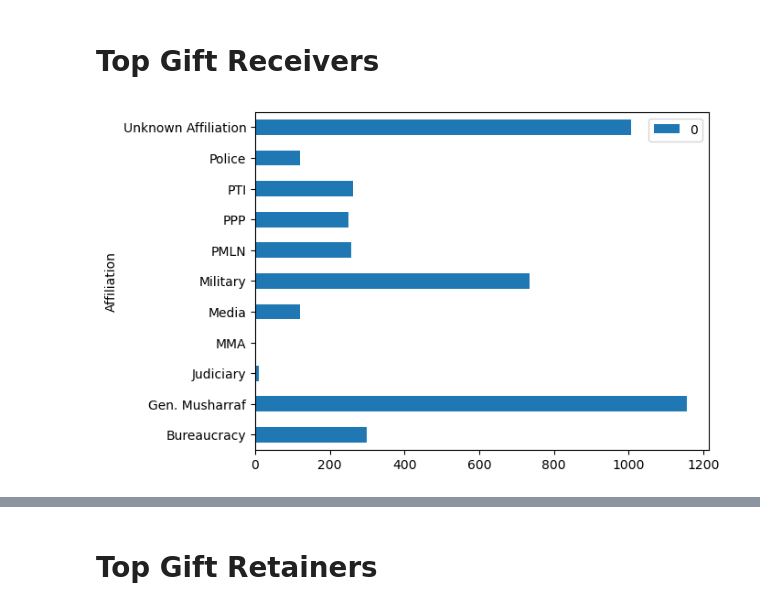
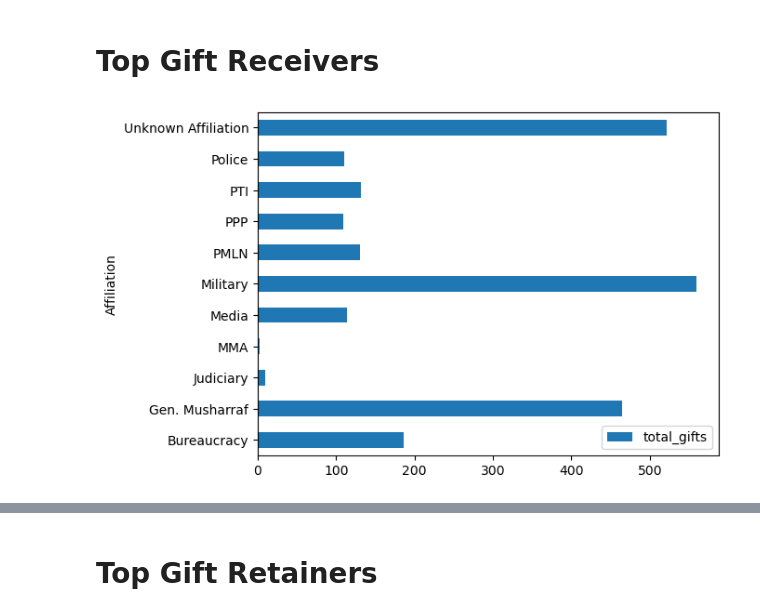
Before and after one commit to muhammad-ahsan/data-analyses, a Jupyter notebook: Pakistan Toshakhana.ipynb, the cells around one changed output, grey strips where cells are left out. Drawn from its saved outputs; the diff is of its cells as text; code cells hidden in the pictures.

Commit message:
Kaggle Notebook | Pakistan Toshakhana - Descriptive Data Analysis | Version 4

```diff
--- a/Pakistan Toshakhana.ipynb
+++ b/Pakistan Toshakhana.ipynb
@@ -54,8 +60,8 @@ plot = result.plot.barh()
 # %%
 df["Affiliation"] = df["Affiliation"].str.replace('Gen Mus','Gen. Musharraf')
 df["Affiliation"] = df["Affiliation"].str.replace('Gen. Musharrafarraf','Gen. Musharraf')
 df["Affiliation"] = df["Affiliation"].fillna('Unknown Affiliation')
-result = pd.DataFrame(df.groupby("Affiliation").size())
+result = pd.DataFrame(df.groupby("Affiliation").agg(total_gifts=('Item Category', 'count')))
 plot = result.plot.barh()
 # %% [output]
-[figure, old version]
+[figure, new version]
```
Also changed, not shown: parts of 6 cells of this notebook.
